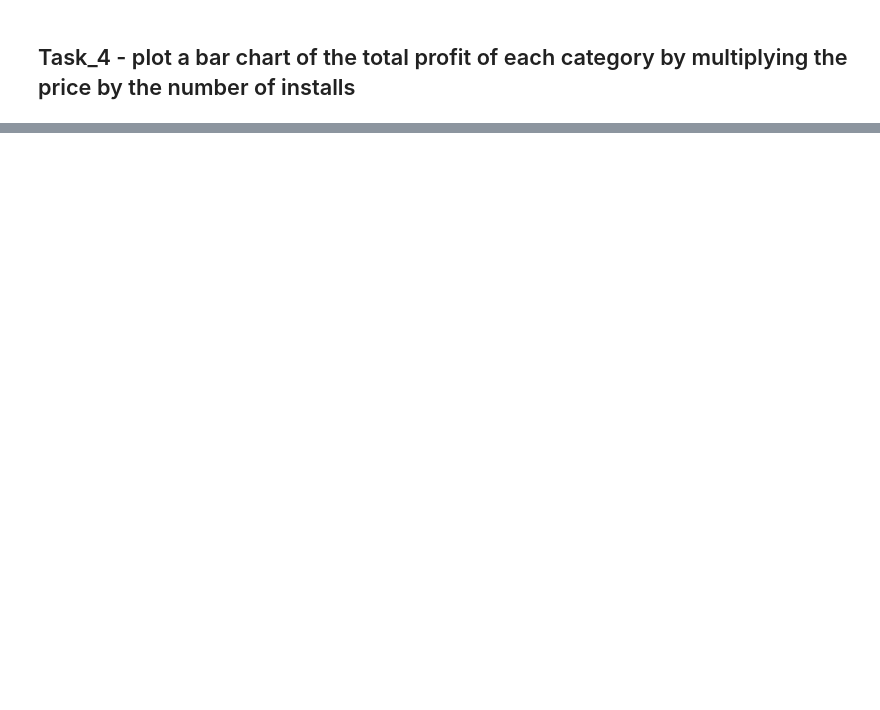
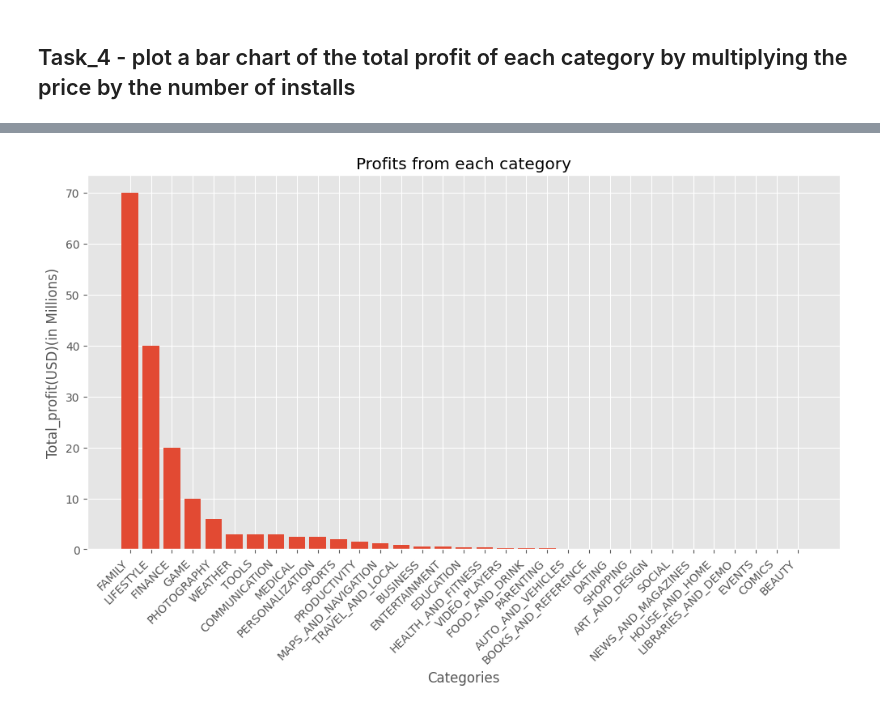
Before and after one commit to onurer87/data-5---team-4, a Jupyter notebook: Stage_2/Week_2/week_2.ipynb, the cells around one changed output, grey strips where cells are left out. Drawn from its saved outputs; the diff is of its cells as text; code cells hidden in the pictures; blank space fills up the shorter version.

```diff
--- a/Stage_2/Week_2/week_2.ipynb
+++ b/Stage_2/Week_2/week_2.ipynb
@@ -51,0 +86,3 @@ plt.show()
+# %%
+df = df.assign(Total_Profit = df.Installs * df.Price)
+df.tail(10)
@@ -51,0 +101,4 @@ plt.show()
+# %%
+ordered_columns = ['App','Category','Rating','Size','Installs','Price','Total_Profit','Content Rating','Genres']
+df = df[ordered_columns].sort_values('Total_Profit', ascending=False)
+df.head(10)
@@ -51,0 +117,16 @@ plt.show()
+# %%
+plt.figure(figsize=(12, 6))
+
+# Create a bar chart
+plt.bar(df['Category'], df['Total_Profit']/1_000_000)
+
+# Add a title and axis labels
+plt.title('Profits from each category')
+plt.xlabel('Categories')
+plt.ylabel('Total_profit(USD)(in Millions)')
+plt.xticks(rotation=45, ha='right')
+
+# Display the chart
+plt.show()
+# %% [output]
+[figure, added]
```
Also changed, not shown: parts of 12 cells of this notebook.
